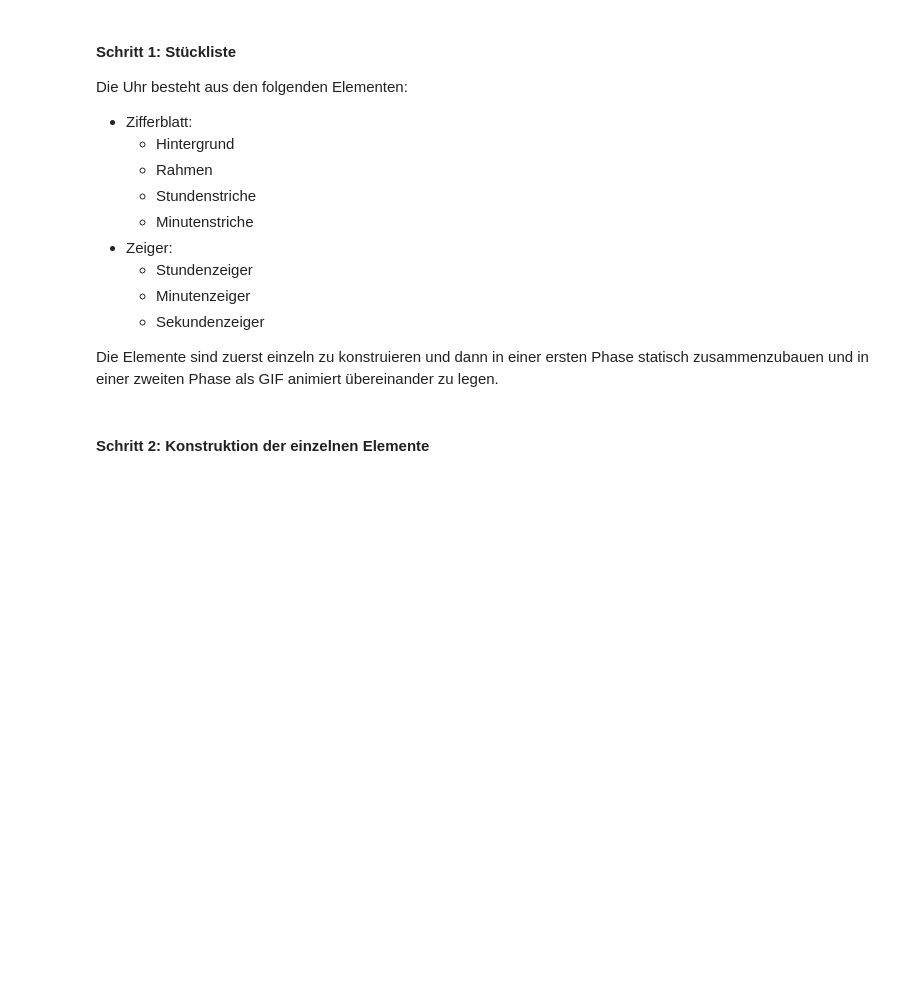
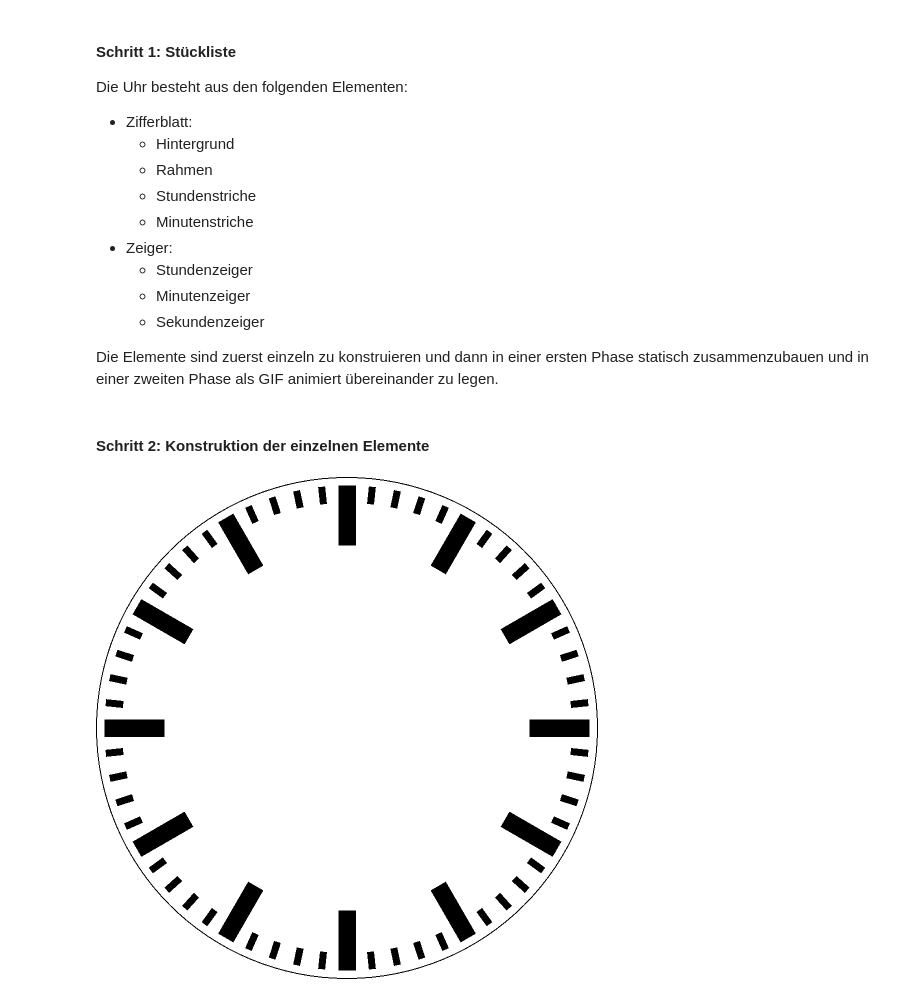
Before and after one commit to SkriptenMk/I_bW_26-30, a Jupyter notebook: notebooks/261020_listen/261020_listen.ipynb, the cells around one changed output. Drawn from its saved outputs; the diff is of its cells as text; code cells hidden in the pictures; blank space fills up the shorter version.

```diff
--- a/notebooks/261020_listen/261020_listen.ipynb
+++ b/notebooks/261020_listen/261020_listen.ipynb
@@ -555,3 +555,41 @@ ersten Phase statisch zusammenzubauen und in einer zweiten Phase als GIF
 animiert übereinander zu legen.
 # %% [markdown]
 #### Schritt 2: Konstruktion der einzelnen Elemente
+# %%
+# TODO: Konstruktion Zifferblatt
+a = 5
+hintergrund = ellipse(100*a, 100*a, weiss)
+rand = ellipse(100*a+2, 100*a+2, schwarz)
+hintergrund = ueberlagere(hintergrund, rand)
+
+stunde = rechteck(3.5*a, 12*a, schwarz)
+abstandhalter_stunde = rechteck(3.5*a, (48.5-12)*a, transparent)
+stunde = ueber(stunde, abstandhalter_stunde)
+stunde = fixiere(unten_mitte, stunde)
+
+minute = rechteck(1.4*a, 3.5*a, schwarz)
+abstandhalter_minute = rechteck(1.4*a, (48.5-3.5)*a, transparent)
+minute = ueber(minute, abstandhalter_minute)
+minute = fixiere(unten_mitte, minute)
+
+stunden = []
+for i in range(0, 360, 30):
+    strich = drehe(i, stunde)
+    stunden.append(strich)
+stundenstriche = leere_grafik()
+for stunde in stunden:
+    stundenstriche = kombiniere(stundenstriche, stunde)
+
+minuten = []
+for i in range(0, 360, 6):
+    strich = drehe(i, minute)
+    minuten.append(strich)
+minutenstriche = leere_grafik()
+for minute in minuten:
+    minutenstriche = kombiniere(minutenstriche, minute)
+
+zifferblatt = ueberlagere(stundenstriche, hintergrund)
+zifferblatt = ueberlagere(minutenstriche, zifferblatt)
+zeige_grafik(zifferblatt)
+# %% [output]
+[figure, added]
```
Also changed, not shown: parts of 3 cells of this notebook.
